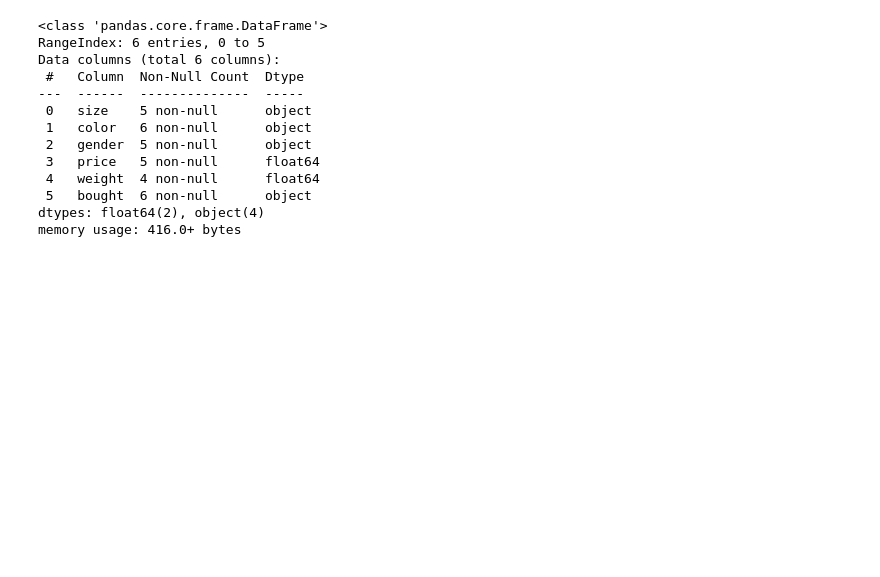
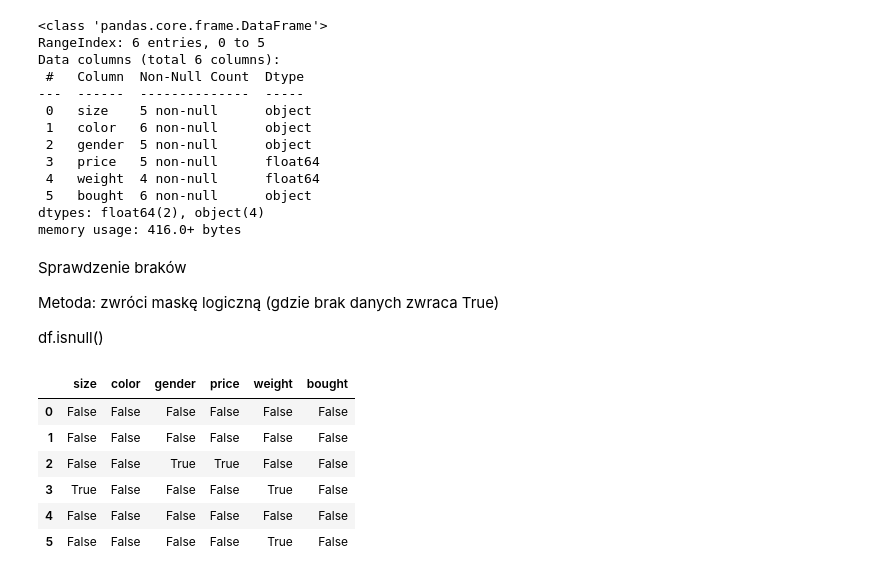
Before and after one commit to Lukedzc/Bootcamp-ML, a Jupyter notebook: sekcja_4;_21_braki_danych.ipynb, the cells around one changed output. Saved outputs shown, nothing was run; the diff lists cells and outputs as text; code cells hidden in the pictures; blank space fills up the shorter version.

```diff
--- a/sekcja_4;_21_braki_danych.ipynb
+++ b/sekcja_4;_21_braki_danych.ipynb
@@ -53,3 +60,20 @@ Data columns (total 6 columns):
  5   bought  6 non-null      object
 dtypes: float64(2), object(4)
 memory usage: 416.0+ bytes
+# %% [markdown]
+Sprawdzenie braków
+
+Metoda: zwróci maskę logiczną (gdzie brak danych zwraca True)
+
+df.isnull()
+# %%
+
+df.isnull()
+# %% [output]
+|  | size | color | gender | price | weight | bought |
+| 0 | False | False | False | False | False | False |
+| 1 | False | False | False | False | False | False |
+| 2 | False | False | True | True | False | False |
+| 3 | True | False | False | False | True | False |
+| 4 | False | False | False | False | False | False |
+| 5 | False | False | False | False | True | False |
```
Also changed, not shown: parts of 30 cells of this notebook.
